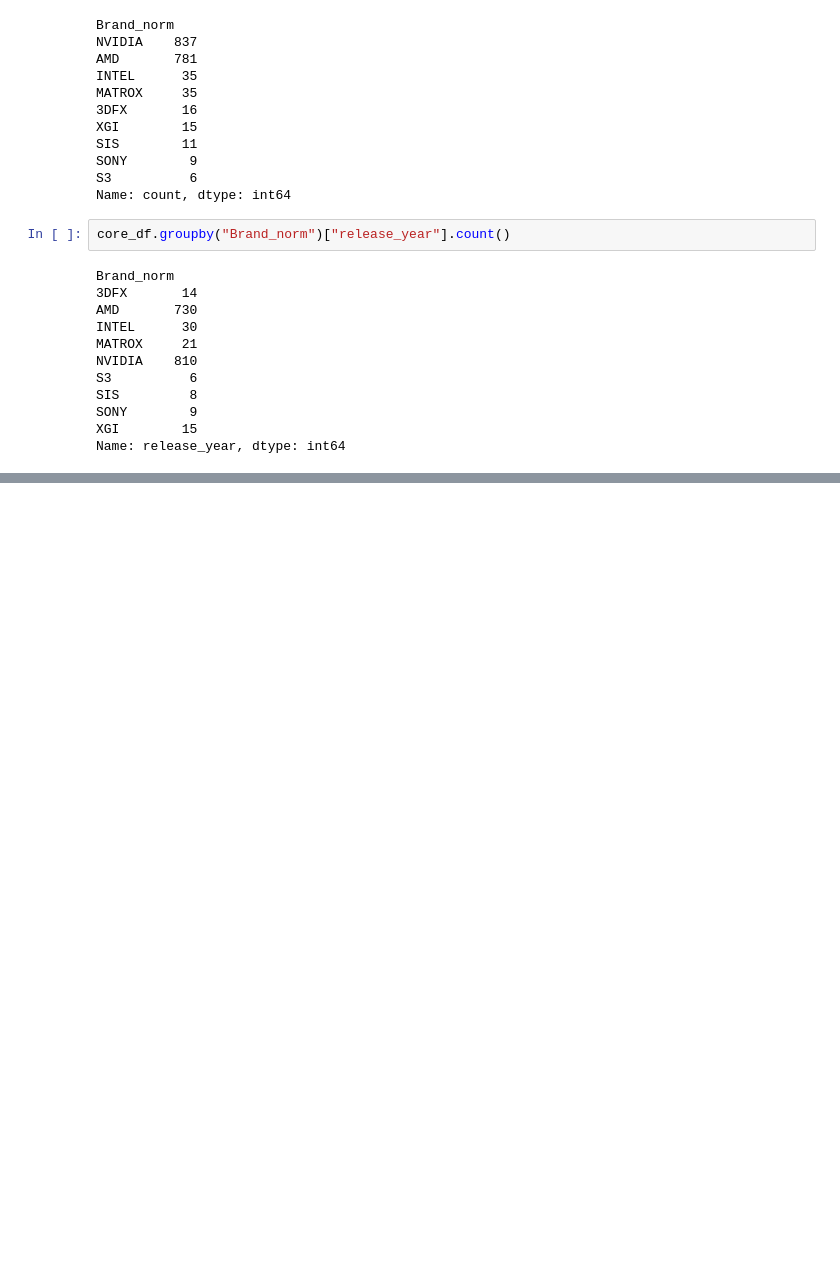
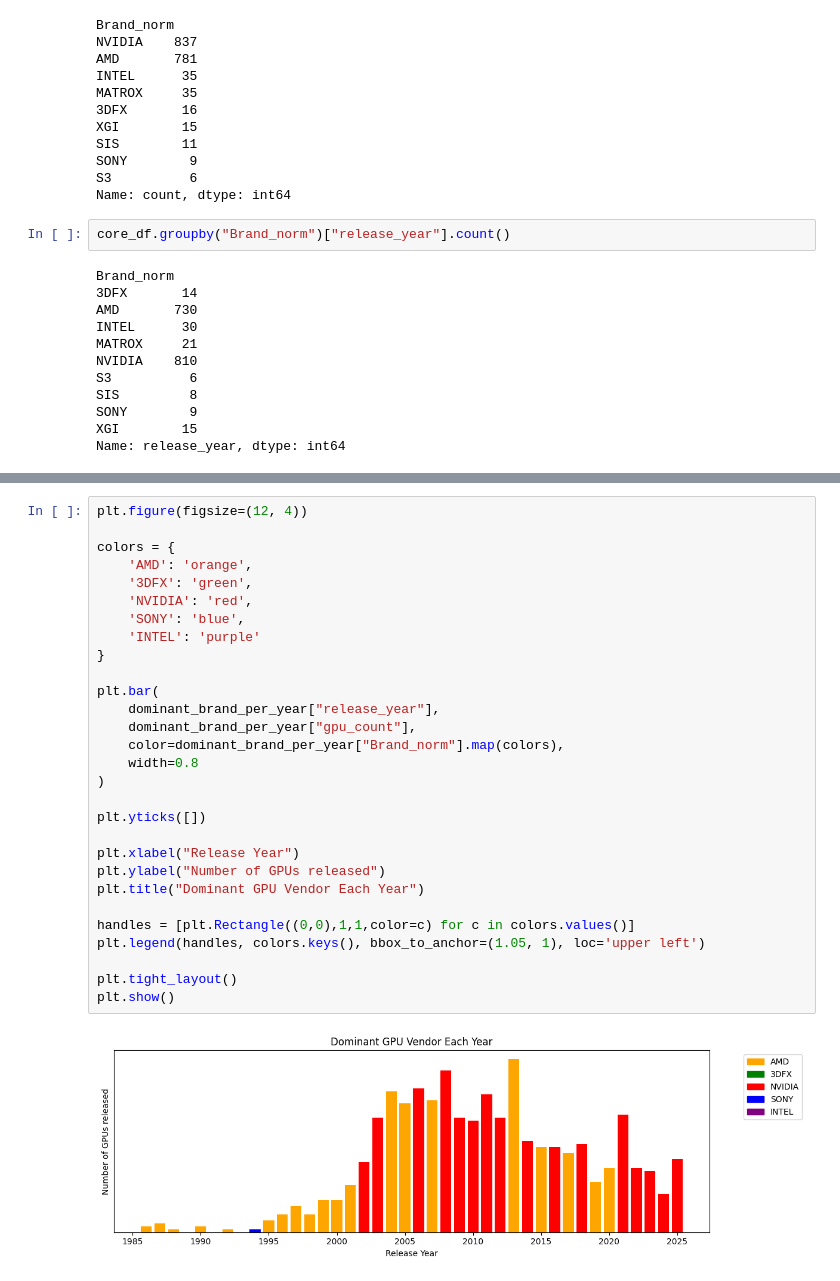
Before and after one commit to paingkalay7324/gpuAnalysis, a Jupyter notebook: eda.ipynb, the cells around one changed output, grey strips where cells are left out. Cells and saved outputs as stored; diff of their text form; blank space fills up the shorter version.

```diff
--- a/eda.ipynb
+++ b/eda.ipynb
@@ -235,0 +280,31 @@ Name: release_year, dtype: int64
+# %%
+plt.figure(figsize=(12, 4))
+
+colors = {
+    'AMD': 'orange',
+    '3DFX': 'green',
+    'NVIDIA': 'red',
+    'SONY': 'blue',
+    'INTEL': 'purple'
+}
+
+plt.bar(
+    dominant_brand_per_year["release_year"],
+    dominant_brand_per_year["gpu_count"],
+    color=dominant_brand_per_year["Brand_norm"].map(colors),
+    width=0.8
+)
+
+plt.yticks([])
+
+plt.xlabel("Release Year")
+plt.ylabel("Number of GPUs released")
+plt.title("Dominant GPU Vendor Each Year")
+
+handles = [plt.Rectangle((0,0),1,1,color=c) for c in colors.values()]
+plt.legend(handles, colors.keys(), bbox_to_anchor=(1.05, 1), loc='upper left')
+
+plt.tight_layout()
+plt.show()
+# %% [output]
+[figure, added]
```
Also changed, not shown: parts of 7 cells of this notebook.
